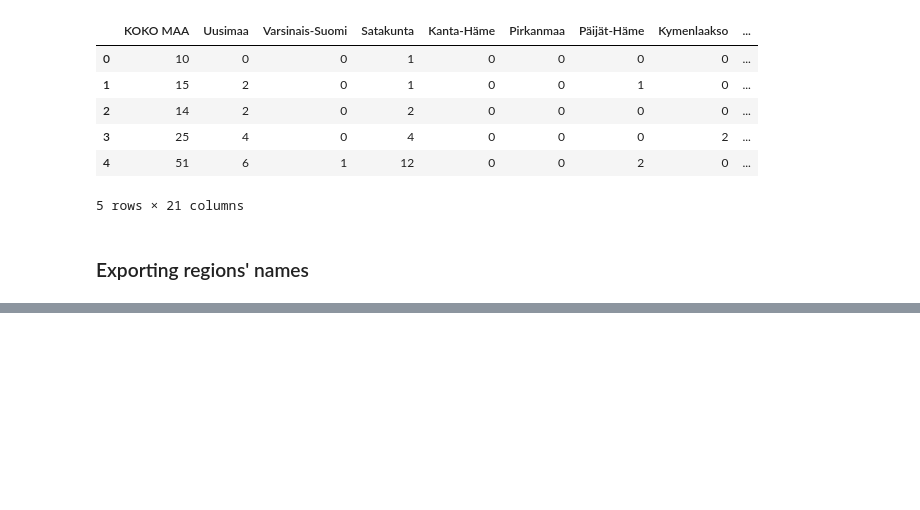
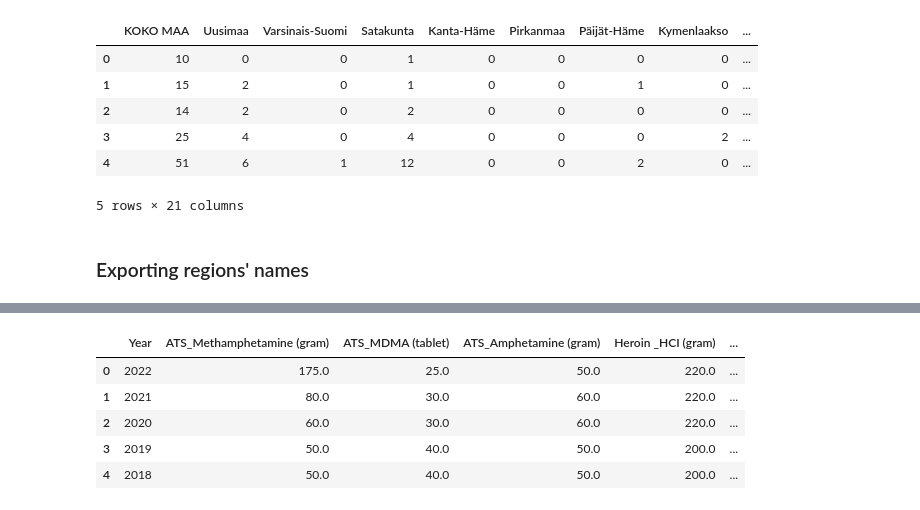
Before and after one commit to DilNuwan11/drug-usage-prediction, a Jupyter notebook: data/data_cleaning.ipynb, the cells around one changed output, grey strips where cells are left out. Saved outputs shown, nothing was run; the diff lists cells and outputs as text; code cells hidden in the pictures; blank space fills up the shorter version.

```diff
--- a/data/data_cleaning.ipynb
+++ b/data/data_cleaning.ipynb
@@ -95,0 +200,2 @@ with open('region_names.txt', 'w', encoding='utf-8') as f:
+# %%
+data_1 = pd.read_csv('raw/Retail_drug_prices(Retail).csv')
@@ -95,0 +236,12 @@ with open('region_names.txt', 'w', encoding='utf-8') as f:
+# %%
+data_1_transposed = data_1.set_index('Drug').transpose().reset_index()
+data_1_transposed.columns = ['Year', 'ATS_Methamphetamine (gram)', 'ATS_MDMA (tablet)', 'ATS_Amphetamine (gram)', 'Heroin _HCI (gram)', 'Heroin _Base (gram)', 'Cannabis_Resin (gram)', 'Cannabis_Herbal (gram)', 'Cocaine_Crack (gram)', 'Cocaine_HCI (gram)', 'Hallucinogens_ LSD (dose)']
+
+data_1_transposed.head()
+# %% [output]
+|  | Year | ATS_Methamphetamine (gram) | ATS_MDMA (tablet) | ATS_Amphetamine (gram) | Heroin _HCI (gram) | ... |
+| 0 | 2022 | 175.0 | 25.0 | 50.0 | 220.0 | ... |
+| 1 | 2021 | 80.0 | 30.0 | 60.0 | 220.0 | ... |
+| 2 | 2020 | 60.0 | 30.0 | 60.0 | 220.0 | ... |
+| 3 | 2019 | 50.0 | 40.0 | 50.0 | 200.0 | ... |
+| 4 | 2018 | 50.0 | 40.0 | 50.0 | 200.0 | ... |
```
Also changed, not shown: parts of 19 cells of this notebook, 4 other files.
